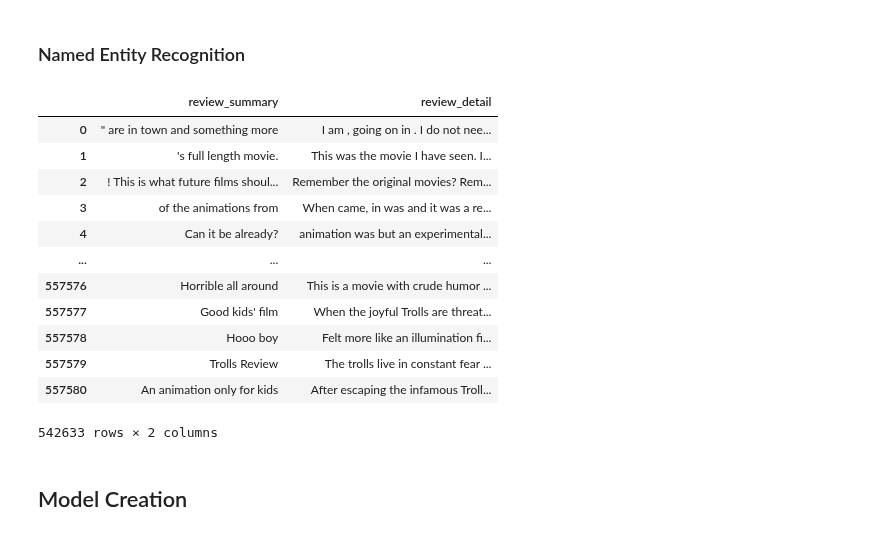
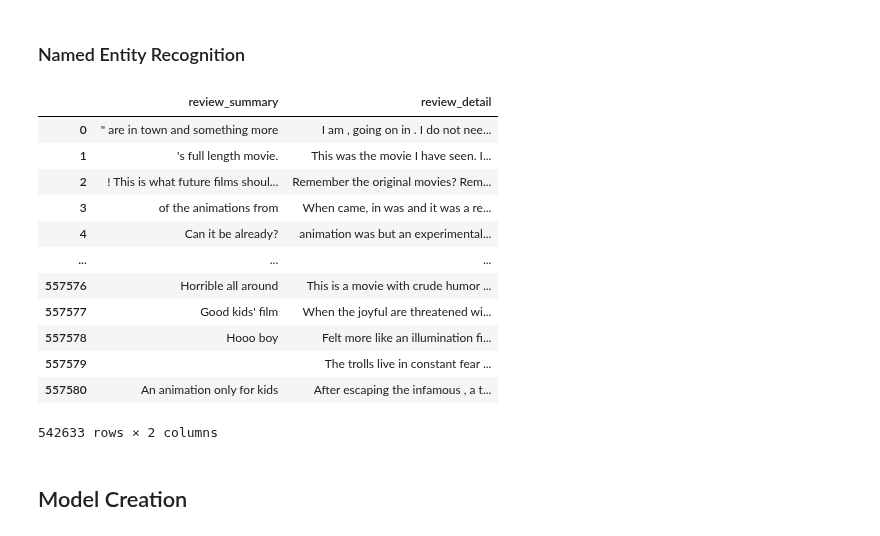
Before and after one commit to abccastro/Movie-Sentiment-Analysis, a Jupyter notebook: Movie Sentiment Analysis.ipynb, the cells around one changed output. Drawn from its saved outputs; the diff is of its cells as text; code cells hidden in the pictures.

```diff
--- a/Movie Sentiment Analysis.ipynb
+++ b/Movie Sentiment Analysis.ipynb
@@ -412,39 +412,39 @@ def ner(text):
     return cleaned_text, named_entities
 
 #creating a df for extracted entities
 extracted_entities_summary=[]
 extracted_entities_detail=[]
 
 
 
 
-#running the codes for the first 1000 rows as a sample test
-for index, row in movie_reviews_df.iloc[:1000].iterrows():
+#removing the entities from the df
+for index, row in movie_reviews_df.iterrows():
     cleaned_summary, entities_summary = ner(row['review_summary'])
     cleaned_detail, entities_detail = ner(row['review_detail'])
     movie_reviews_df.at[index, 'review_summary'] = cleaned_summary
     movie_reviews_df.at[index, 'review_detail'] = cleaned_detail
     extracted_entities_summary.extend(entities_summary)
     extracted_entities_detail.extend(entities_detail)
 
 # Create DataFrames to store the extracted entities
 entities_summary_df = pd.DataFrame(extracted_entities_summary, columns=['Entity', 'Label'])
 entities_detail_df = pd.DataFrame(extracted_entities_detail, columns=['Entity', 'Label'])
 
 movie_reviews_df[['review_summary','review_detail']]
 # %% [output]
 |  | review_summary | review_detail |
 | 0 | " are in town and something more | I am , going on in . I do not nee... |
 | 1 | 's full length movie. | This was the movie I have seen. I... |
 | 2 | ! This is what future films shoul... | Remember the original movies? Rem... |
 | 3 | of the animations from | When came, in was and it was a re... |
 | 4 | Can it be already? | animation was but an experimental... |
 | ... | ... | ... |
 | 557576 | Horrible all around | This is a movie with crude humor ... |
-| 557577 | Good kids' film | When the joyful Trolls are threat... |
+| 557577 | Good kids' film | When the joyful are threatened wi... |
 | 557578 | Hooo boy | Felt more like an illumination fi... |
-| 557579 | Trolls Review | The trolls live in constant fear ... |
-| 557580 | An animation only for kids | After escaping the infamous Troll... |
+| 557579 |  | The trolls live in constant fear ... |
+| 557580 | An animation only for kids | After escaping the infamous , a t... |
 542633 rows × 2 columns
 # %% [markdown]
 ## Model Creation
```
